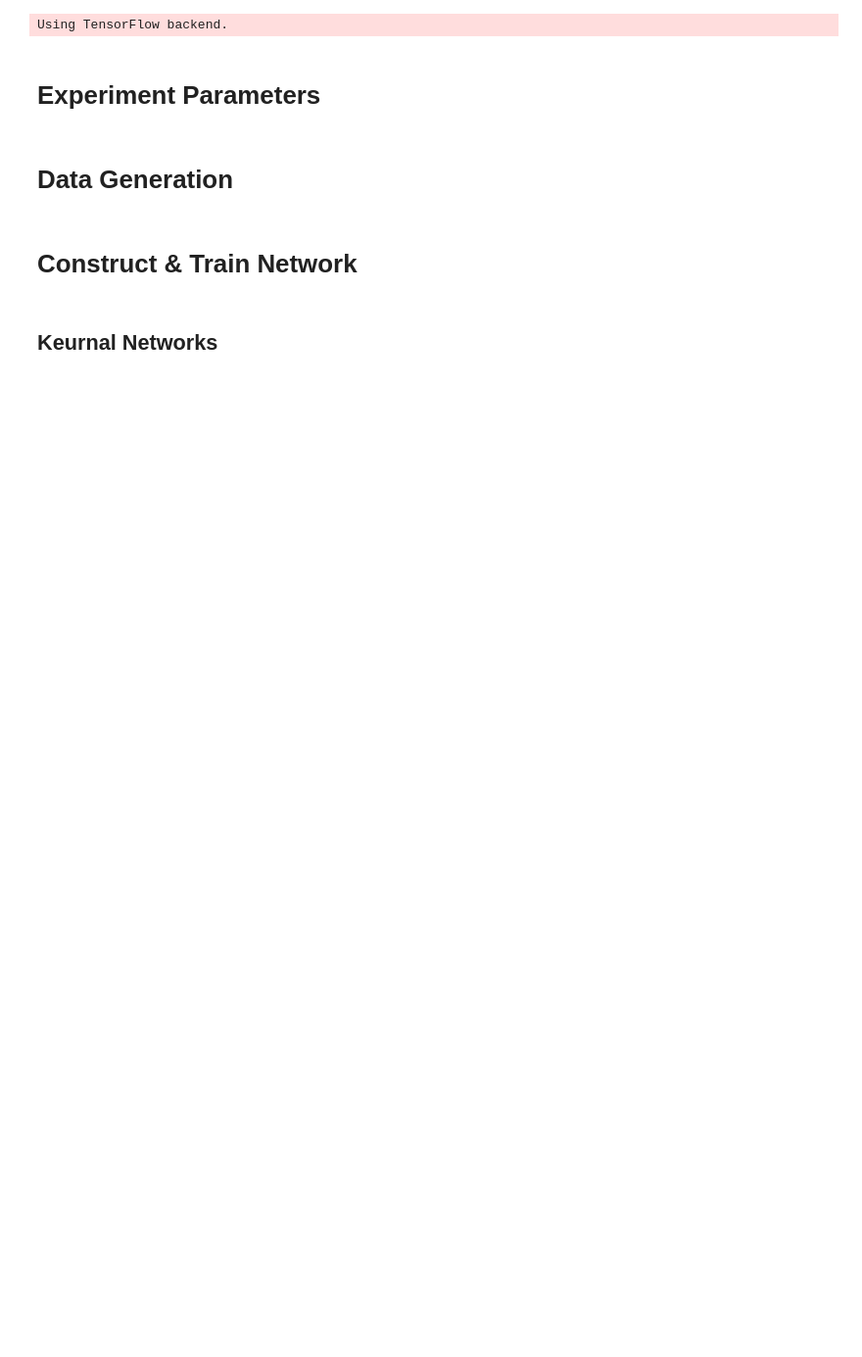
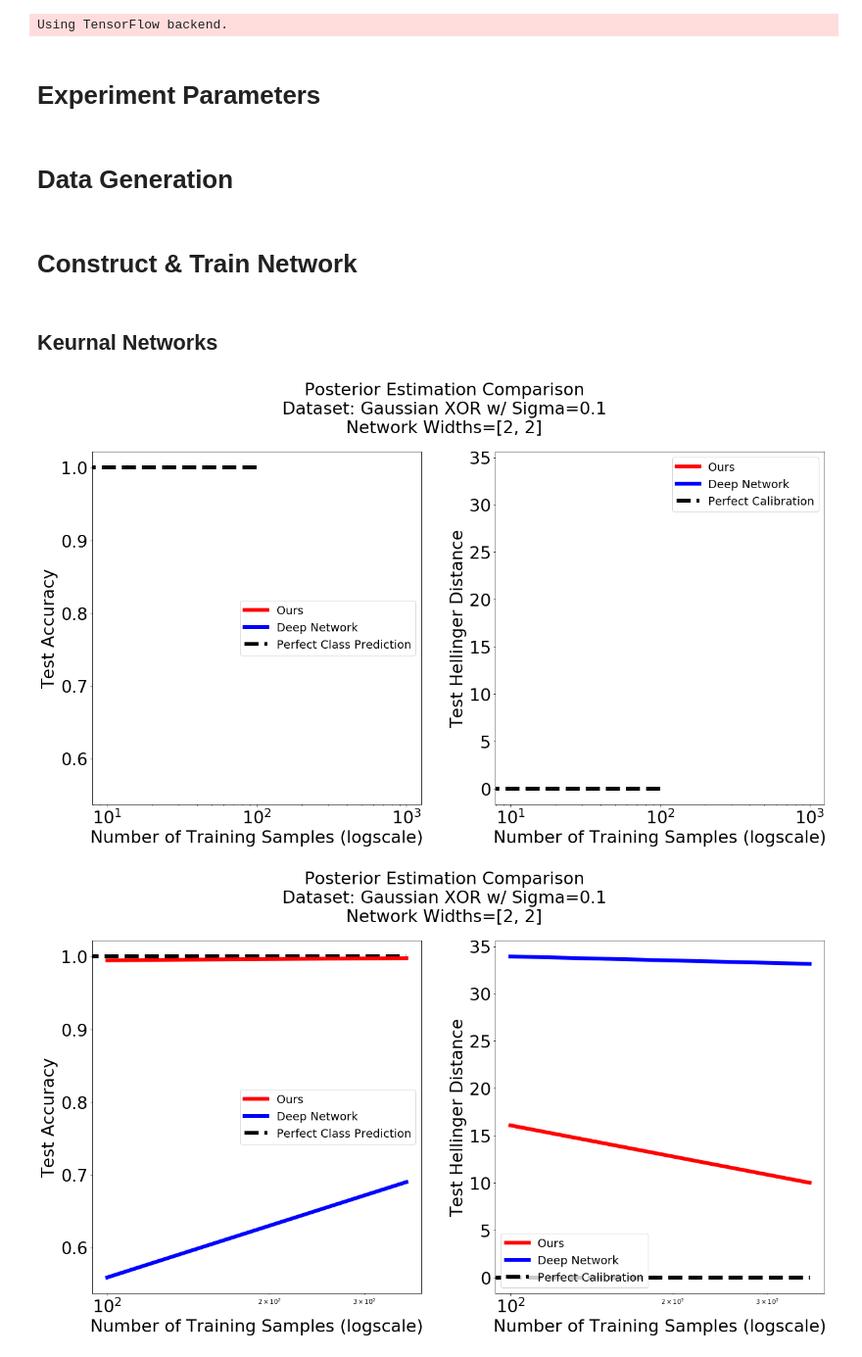
Before and after one commit to neurodata/kdg_will, a Jupyter notebook: notebooks/KDN.ipynb, the cells around one changed output. Shown at 98% size. Saved outputs shown, nothing was run; the diff lists cells and outputs as text; code cells hidden in the pictures; blank space fills up the shorter version.

```diff
--- a/notebooks/KDN.ipynb
+++ b/notebooks/KDN.ipynb
@@ -25,7 +25,7 @@ Using TensorFlow backend.
 # %% [markdown]
 # Experiment Parameters
 # %%
-widths = [4, 2, 2]
+widths = [2, 2]
 num_trials = 100
 # %% [markdown]
 # Data Generation
@@ -44,7 +44,7 @@ def construct_network(X, y, widths):
       y,
       epochs = 30,
       verbose = False,
-      batch_size = int(2 ** (np.log(len(X)) / np.log(5) + 1.5))
+      batch_size = int(2 ** (np.log(len(X)) / np.log(5) + 2.2))
     )
 
     return network
@@ -188,7 +188,7 @@ network_brier_means = []
 
 KDE_brier_stds = []
 network_brier_stds = []
-n_ra = np.logspace(2.5, 7.5, num = 10, base = 10)
+n_ra = np.logspace(2, 7, num = 10, base = 10)
 ticks = np.arange(np.min(n_ra), np.max(n_ra), step = int((np.max(n_ra) - np.min(n_ra)) // 4))
 ticks_ra = np.array([int(str(tick)[:1]) * 10 ** int(np.log10(tick)) for tick in ticks])
 for n in tqdm(n_ra):
@@ -212,30 +212,33 @@ for n in tqdm(n_ra):
 
     KDE_brier_means.append(clipped_mean(KDE_briers_across_trials, 0, 25))
     network_brier_means.append(clipped_mean(network_briers_across_trials, 0, 25))
 
     figs, ax = plt.subplots(1, 2, figsize = (18, 9))
     figs.set_facecolor("white")
 
     ax[0].tick_params(axis='both', which='major', labelsize=27)
     ax[0].plot(n_ra[:len(KDE_acc_means)] , KDE_acc_means, label = "Ours", c = "red")
     ax[0].plot(n_ra[:len(KDE_acc_means)], network_acc_means, label = "Deep Network", c = "blue")
     ax[0].hlines(1.0, 0, n_ra[len(KDE_acc_means) - 1], linestyle = "dashed", label = "Perfect Class Prediction", color = "black")
     ax[0].legend(fontsize = 18)
     ax[0].set_xlabel("Number of Training Samples (logscale)", fontsize = 27)
     ax[0].set_ylabel("Test Accuracy", fontsize = 27)
     ax[0].set_xscale("log")
 
     ax[1].tick_params(axis='both', which='major', labelsize=27)
     ax[1].plot(n_ra[:len(KDE_acc_means)] , KDE_brier_means, label = "Ours", c = "red")
     ax[1].plot(n_ra[:len(KDE_acc_means)], network_brier_means, label = "Deep Network", c = "blue")
     ax[1].hlines(0.0, 0, n_ra[len(KDE_acc_means) - 1], linestyle = "dashed", label = "Perfect Calibration", color = "black")
     ax[1].legend(fontsize = 18)
     ax[1].set_xlabel("Number of Training Samples (logscale)", fontsize = 27)
     ax[1].set_ylabel("Test Hellinger Distance", fontsize = 27)
     ax[1].set_xscale("log")
 
     figs.tight_layout()
 
     figs.suptitle("Posterior Estimation Comparison\nDataset: Gaussian XOR w/ Sigma=0.1\nNetwork Widths={}".format(widths), fontsize=27, y = 1.15)
 
     plt.show()
+# %% [output]
+[figure, added]
+[figure, added]
```
Also changed, not shown: parts of 1 cell of this notebook, 4 other files.
